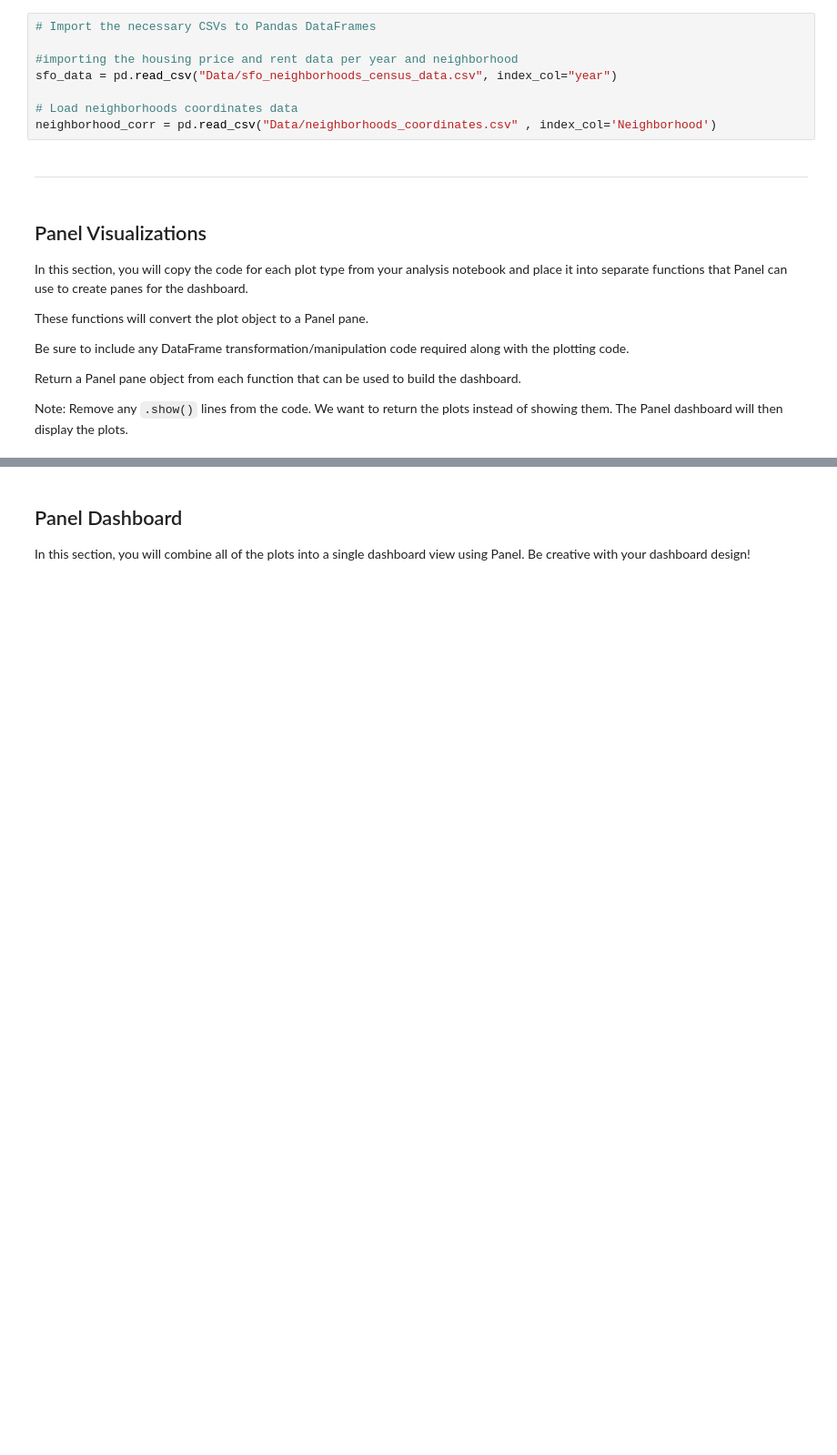
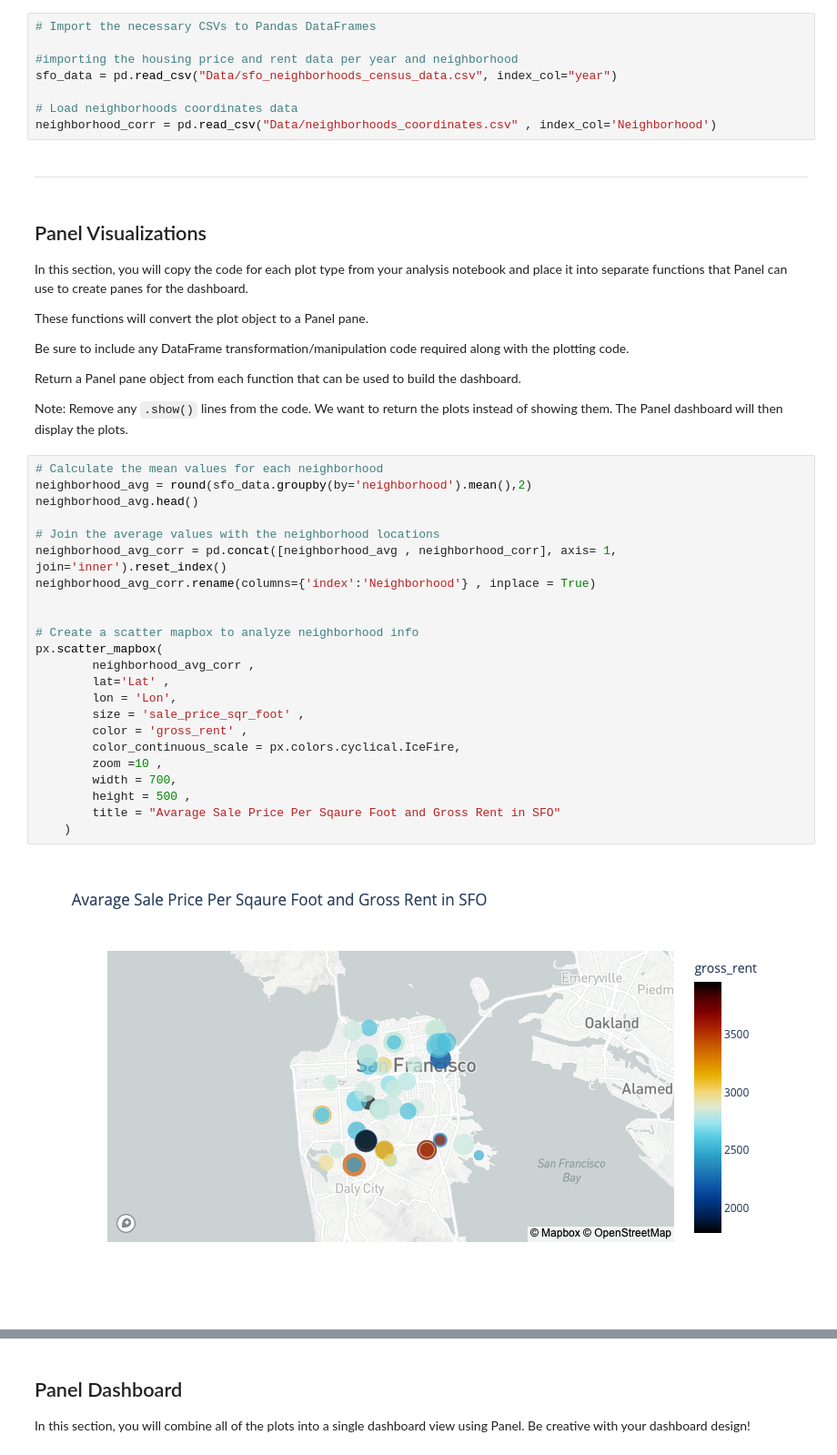
Before and after one commit to JQH84/Rental-Analysis-Dashboard, a Jupyter notebook: dashboard.ipynb, the cells around one changed output, grey strips where cells are left out. Shown at 91% size. Cells and saved outputs as stored; diff of their text form; blank space fills up the shorter version.

```diff
--- a/dashboard.ipynb
+++ b/dashboard.ipynb
@@ -43,6 +49,31 @@ Be sure to include any DataFrame transformation/manipulation code required along
 Return a Panel pane object from each function that can be used to build the dashboard.
 
 Note: Remove any `.show()` lines from the code. We want to return the plots instead of showing them. The Panel dashboard will then display the plots.
+# %%
+# Calculate the mean values for each neighborhood
+neighborhood_avg = round(sfo_data.groupby(by='neighborhood').mean(),2)
+neighborhood_avg.head()
+
+# Join the average values with the neighborhood locations
+neighborhood_avg_corr = pd.concat([neighborhood_avg , neighborhood_corr], axis= 1, join='inner').reset_index()
+neighborhood_avg_corr.rename(columns={'index':'Neighborhood'} , inplace = True)
+
+
+# Create a scatter mapbox to analyze neighborhood info
+px.scatter_mapbox(
+        neighborhood_avg_corr ,
+        lat='Lat' ,
+        lon = 'Lon',
+        size = 'sale_price_sqr_foot' ,
+        color = 'gross_rent' ,
+        color_continuous_scale = px.colors.cyclical.IceFire,
+        zoom =10 ,
+        width = 700,
+        height = 500 ,
+        title = "Avarage Sale Price Per Sqaure Foot and Gross Rent in SFO"
+    )
+# %% [output]
+[figure, added]
 # %%
 # Define Panel Visualization Functions
 def housing_units_per_year():
```
Also changed, not shown: parts of 13 cells of this notebook.
